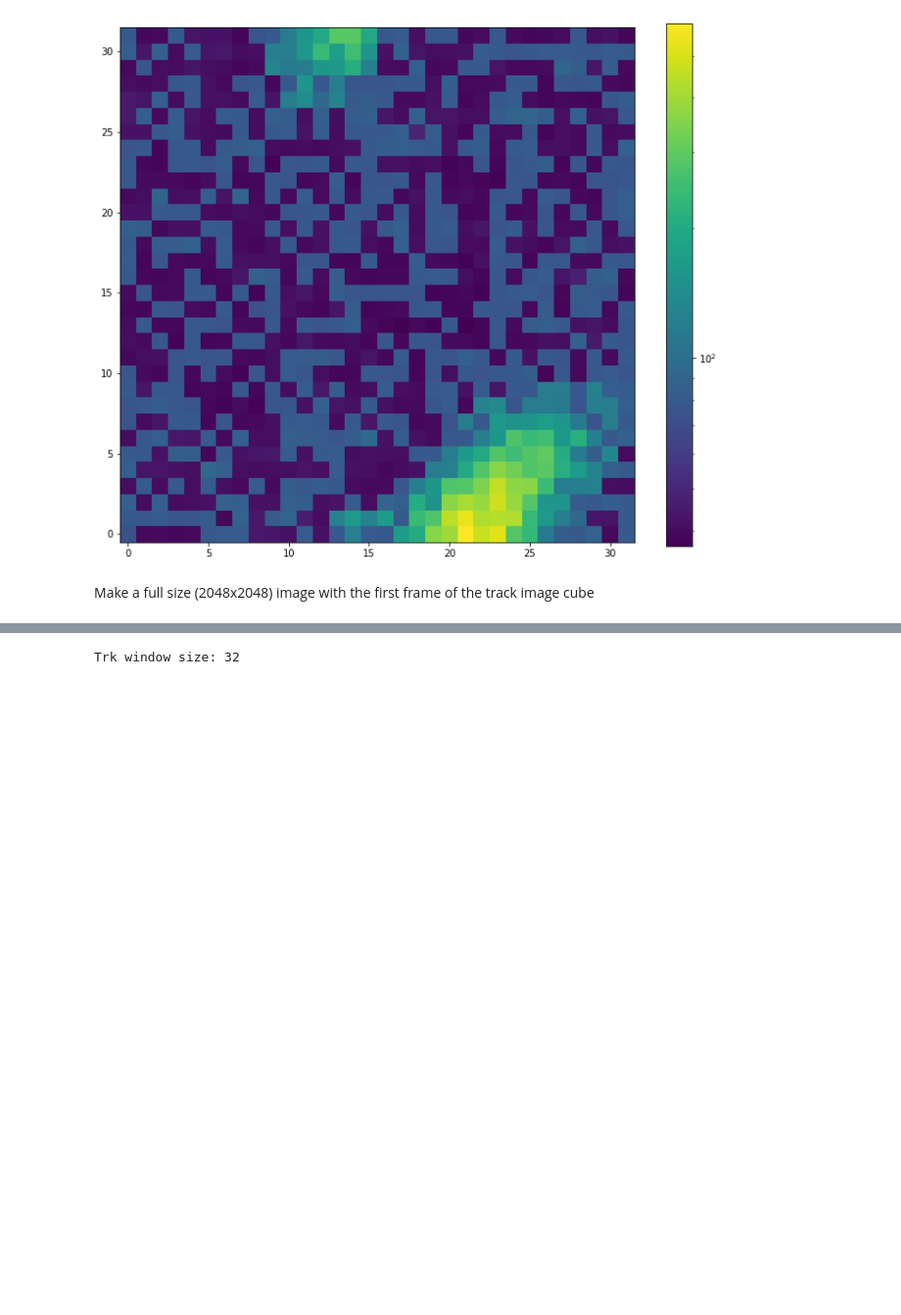
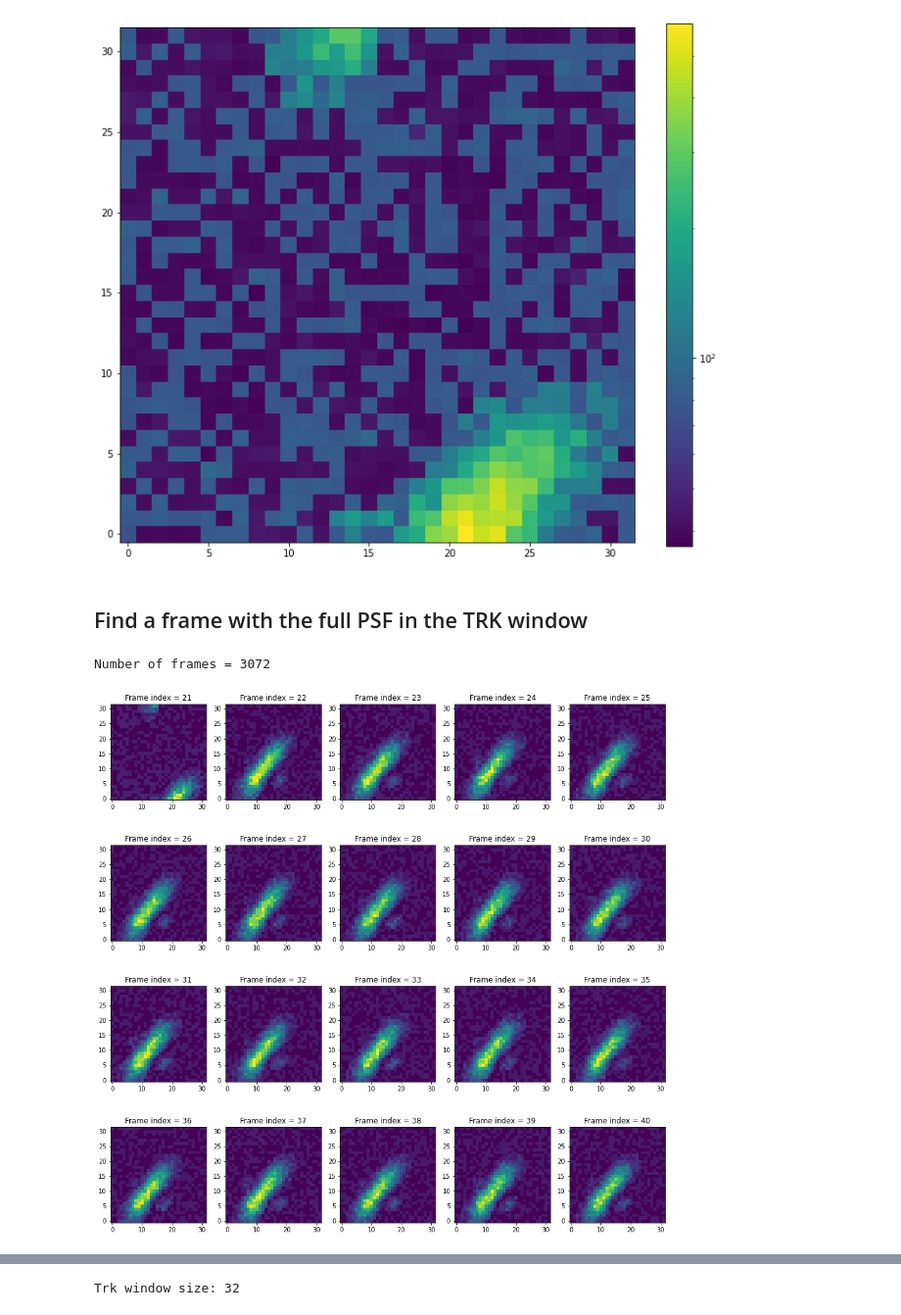
Before and after one commit to spacetelescope/jwst_magic, a Jupyter notebook: notebooks/Commissioning_Support/Pad TRK image to 2048x2048.ipynb, the cells around one changed output, grey strips where cells are left out. Shown at 98% size. Saved outputs shown, nothing was run; the diff lists cells and outputs as text; code cells hidden in the pictures; blank space fills up the shorter version.

```diff
--- a/notebooks/Commissioning_Support/Pad TRK image to 2048x2048.ipynb
+++ b/notebooks/Commissioning_Support/Pad TRK image to 2048x2048.ipynb
@@ -20,5 +48,24 @@ plt.colorbar()
 plt.show()
 # %% [output]
 [figure]
-# %% [markdown]
-Make a full size (2048x2048) image with the first frame of the track image cube
+# %% [markdown]
+## Find a frame with the full PSF in the TRK window
+# %%
+# How many frames are in this TRK cube?
+print(f"Number of frames = {np.shape(trk_image)[0]}")
+# %% [output]
+Number of frames = 3072
+# %%
+# Change starting_frame_index to look at a different set of frames
+starting_frame_index = 21
+
+# Set the number of rows and columns to display, change these numbers to adjust how many frames you are looking at
+nrows = 4
+ncols = 5
+fig, axs = plt.subplots(nrows, ncols, figsize=(16, 16))
+
+for frame, ax in zip(np.arange(starting_frame_index, starting_frame_index+(nrows*ncols)), axs.reshape(-1)):
+    ax.imshow(trk_image[frame], origin='lower')
+    ax.set_title(f"Frame index = {frame}")
+# %% [output]
+[figure, added]
```
Also changed, not shown: parts of 18 cells of this notebook, 1 other file.
